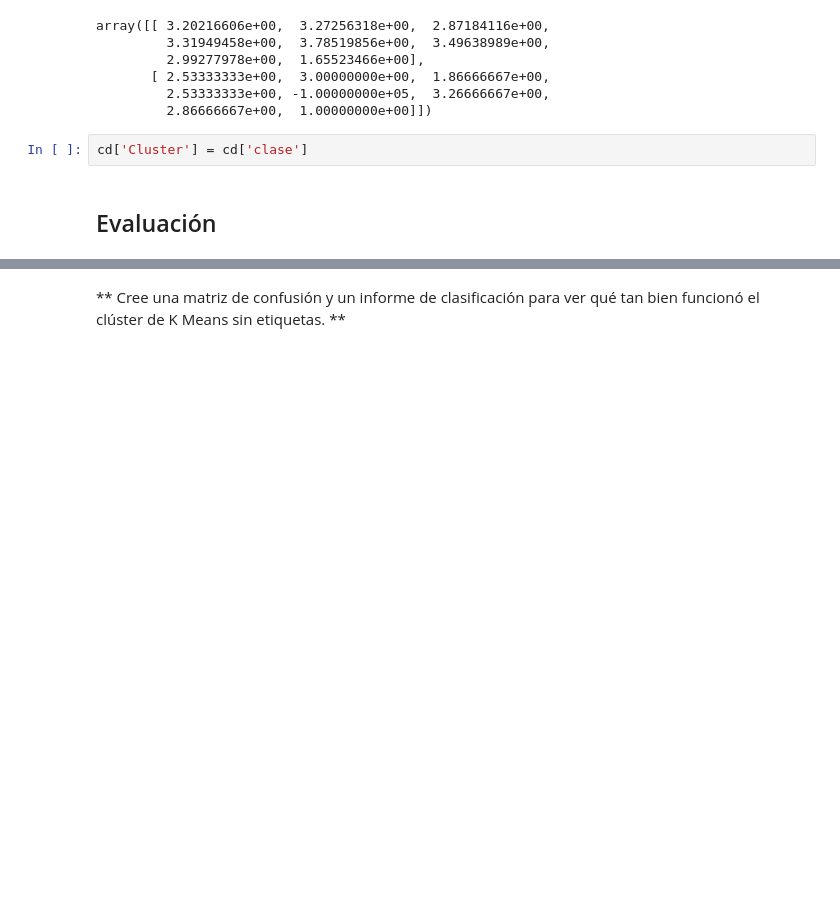
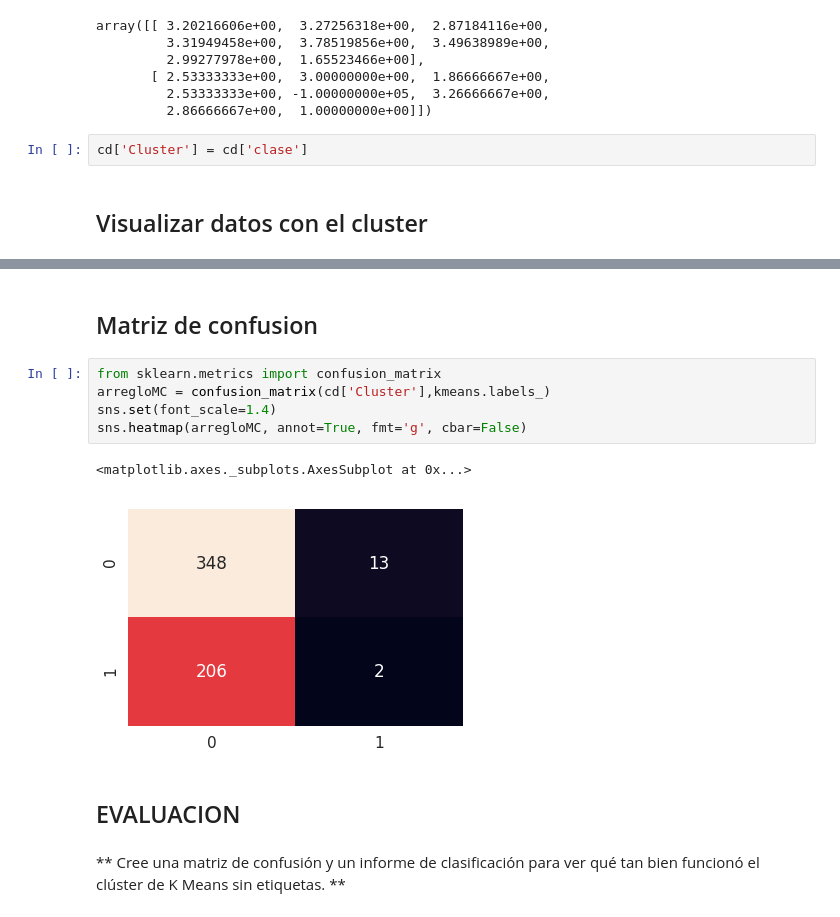
Before and after one commit to stevematos/ia_final, a Jupyter notebook: K Means.ipynb, the cells around one changed output, grey strips where cells are left out. Saved outputs shown, nothing was run; the diff lists cells and outputs as text; blank space fills up the shorter version.

```diff
--- a/K Means.ipynb
+++ b/K Means.ipynb
@@ -91,8 +91,8 @@ array([[ 3.20216606e+00,  3.27256318e+00,  2.87184116e+00,
          2.86666667e+00,  1.00000000e+00]])
 # %%
 cd['Cluster'] = cd['clase']
-# %% [markdown]
-## Evaluación
+# %% [markdown]
+## Visualizar datos con el cluster
 # %%
 cd.head(10)
 # %% [output]
@@ -108,6 +108,18 @@ cd.head(10)
 | 2 | 1 | 2 | 1 | 2 | ... |
 | 2 | 1 | 1 | 1 | 2 | ... |
 | 4 | 2 | 1 | 1 | 2 | ... |
+# %% [markdown]
+## Matriz de confusion
+# %%
+from sklearn.metrics import confusion_matrix
+arregloMC = confusion_matrix(cd['Cluster'],kmeans.labels_)
+sns.set(font_scale=1.4)
+sns.heatmap(arregloMC, annot=True, fmt='g', cbar=False)
+# %% [output]
+<matplotlib.axes._subplots.AxesSubplot at 0x...>
+[figure, added]
+# %% [markdown]
+## EVALUACION
 # %% [markdown]
 ** Cree una matriz de confusión y un informe de clasificación para ver qué tan bien funcionó el clúster de K Means sin etiquetas. **
 # %%
```
Also changed, not shown: parts of 4 cells of this notebook, 6 other files.
